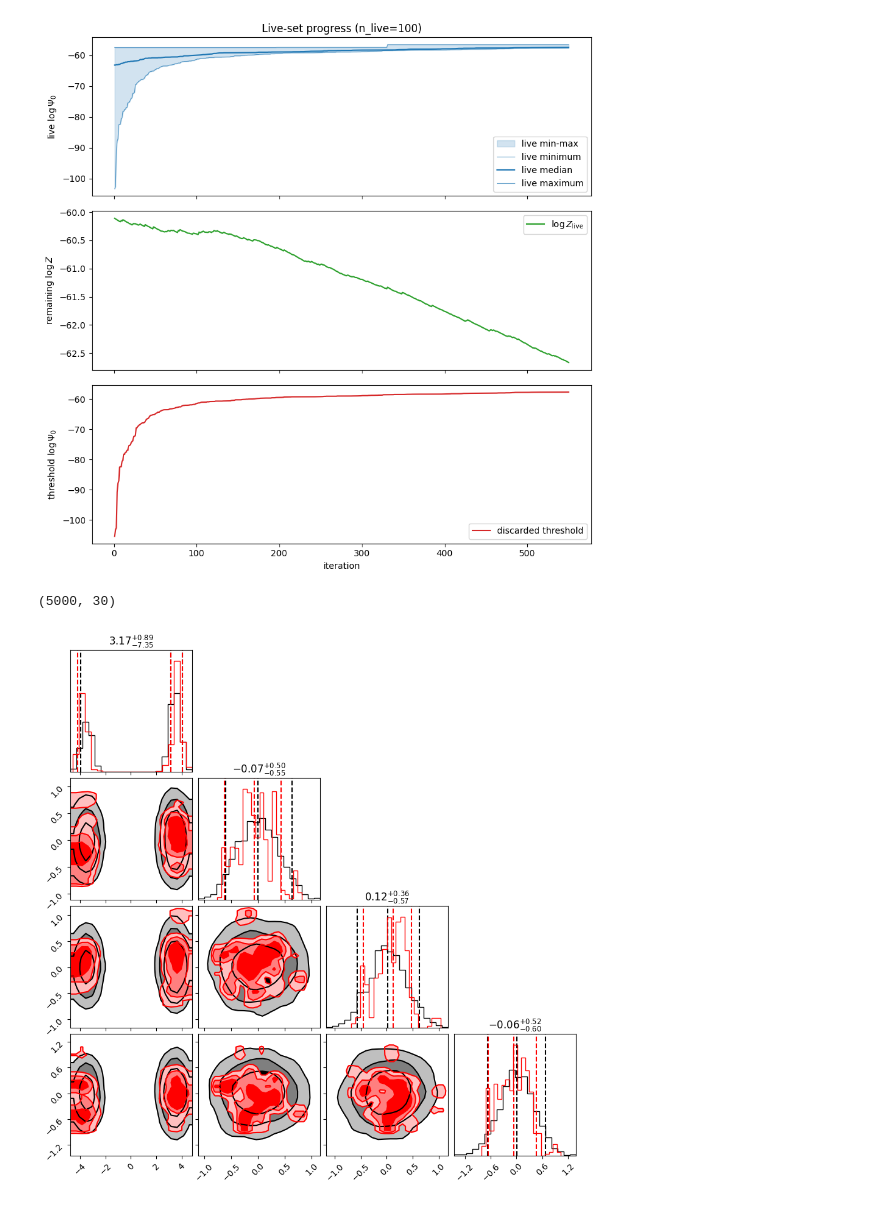
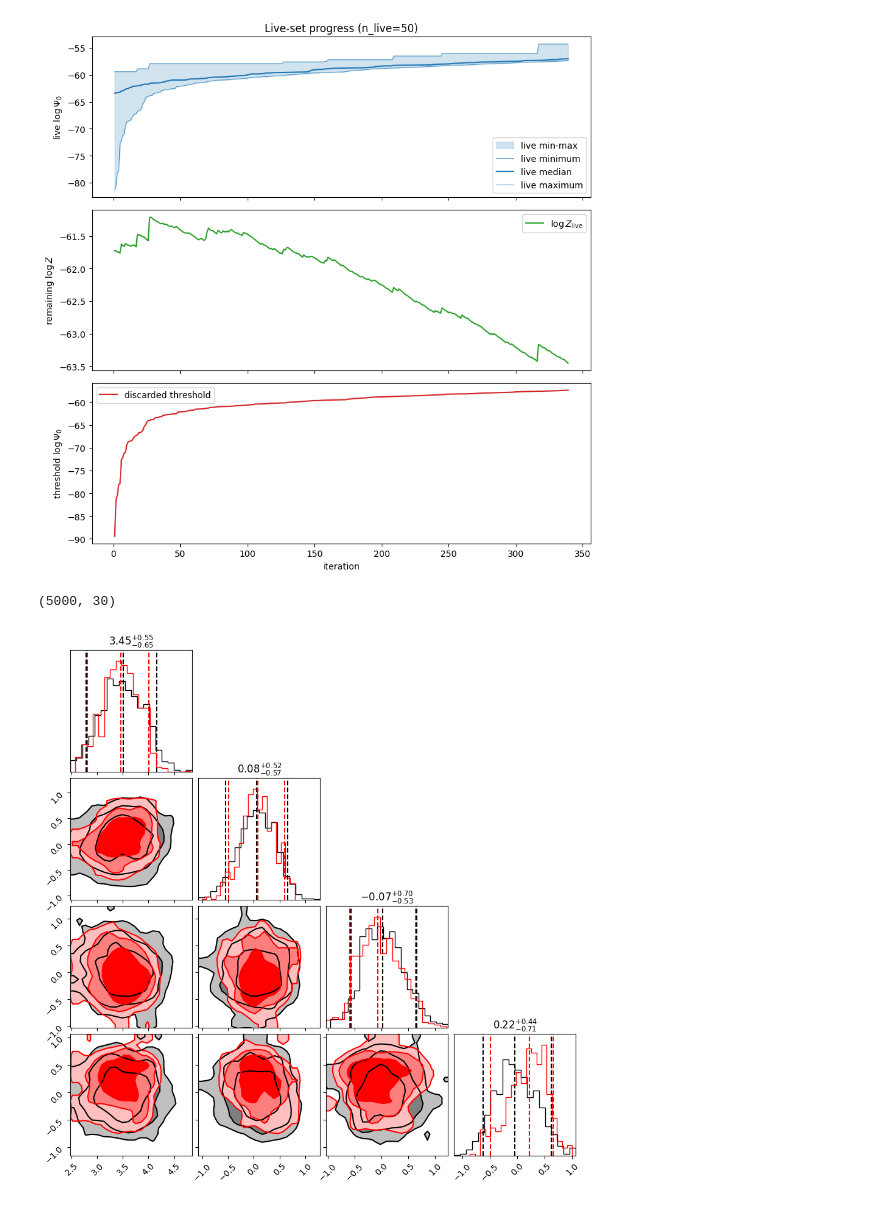
Before and after one commit to nz-gravity/nismo, a Jupyter notebook: examples/gaussian shell.ipynb, the cells around one changed output. Drawn from its saved outputs; the diff is of its cells as text; code cells hidden in the pictures.

```diff
--- a/examples/gaussian shell.ipynb
+++ b/examples/gaussian shell.ipynb
@@ -166,7 +163,7 @@ for i in range(NN):
         loglikelihood,
         prior_transform,
         ndim,
-        nlive=500,      # number of live points; increase for accuracy
+        nlive=100,      # number of live points; increase for accuracy
         sample="rwalk",  # random-walk proposals; can try "unif", "slice"
         bound="multi",   # bounding method ("multi" good for multimodal)
     )
@@ -212,7 +209,7 @@ Error = 1.581
 # %%
 import importlib
 from nismo import plot_nested_progress
-from nismo import CallableModel, NISMOSampler, MorphProposal, RWalkSettings, EnsembleMoveWeights
+from nismo import CallableModel, NISMOSampler, MorphProposal, RWalkSettings, EnsembleMoveWeights,SRWalkSettings
 from nismo.diagnostics import summarize
 from nismo import EnsembleRWalkSettings
 from nismo.plotting import plot_run, plot_weight_health
@@ -249,36 +246,23 @@ model = CallableModel(
     vectorized=False,
 )
 importance_dist = MorphProposal.fit(
-    posterior_samples[::10,:],
+    posterior_samples[::5,:],
     param_names=model.parameter_names,
     morph_type="2_group",
     kde_bw="silverman",
 )
-settings = EnsembleRWalkSettings(
-    n_walkers=8,
-    n_sweeps=2,
-    move_weights=EnsembleMoveWeights(
-        de=0.60,
-        stretch=0.25,
-        gaussian=0.15,
-    ),
-)
+settings = SRWalkSettings(
+    n_steps=75,
+    covariance_shrinkage=0.1
+    )
 nismo_sampler = NISMOSampler(
     model=model,
     importance_morph=importance_dist,
-    proposal_scheme="en-rwalk",
-    ensemble_rwalk_settings=EnsembleRWalkSettings(
-        n_walkers=8,
-        n_sweeps=2,
-        move_weights=EnsembleMoveWeights(
-                de=0.60,
-                stretch=0.25,
-                gaussian=0.15,
-            )
-    ),
-    n_live=100,
+    proposal_scheme="s-rwalk",
+    srwalk_settings=settings,
+    n_live=50,
     rng=1234,
-
+    output_path="runs/nismo_run_001",
 )
 
 parallel= ParallelSettings(n_workers=4)
@@ -287,6 +271,7 @@ nismo_result = nismo_sampler.run(
     dlogz=0.1,
     progress=True
 )
+nismo_result.save("gaussian_shell_nismo_result.pkl")
 # %% [output]
 INFO:morphZ.Nth_TC:Auto-thinning samples to 300 for faster TC computation (n_dims=30, n_order=2).
 INFO:morphZ.Nth_TC:Top 10 MI pairs:
@@ -333,37 +320,37 @@ figure, axes = plot_nested_progress(nismo_result)
 figure.show()
 figure.savefig("nested_progress.png", dpi=150)
 # %% [output]
-[figure, old version]
+[figure, new version]
 # %%
 equal_samples = nismo_result.resample_equal(
     rng=123,          # required for reproducibility
     n_samples=5000,
 )
 
 print(equal_samples.shape)  # (10000, ndim)
 
 fig = corner.corner(
     posterior_samples[::2,:4], bins=20,label_kwargs = {"fontsize": 7},truth_color="dodgerblue",hist_kwargs={"density": True},quantiles=[0.05, 0.5, 0.95],
     show_titles=True,
     fontzise=6,
     title_fmt=".2f",
     plot_datapoints=False,
     fill_contours=True,
     levels=(0.5, 0.8, 0.95),
     smooth=1.0
 )
 corner.corner(
-    equal_samples[::2,:4],color="red", bins=20,label_kwargs = {"fontsize": 7},truth_color="dodgerblue",hist_kwargs={"density": True},quantiles=[0.05, 0.5, 0.95],
+    equal_samples[:,:4],color="red", bins=20,label_kwargs = {"fontsize": 7},truth_color="dodgerblue",hist_kwargs={"density": True},quantiles=[0.05, 0.5, 0.95],
     show_titles=True,
     fig=fig,
     fontzise=6,
     title_fmt=".2f",
     plot_datapoints=False,
     fill_contours=True,
     levels=(0.5, 0.8, 0.95),
     smooth=1.0
 )
 plt.show()
 # %% [output]
 (5000, 30)
-[figure, old version]
+[figure, new version]
```
Also changed, not shown: parts of 4 cells of this notebook, 4 other files.
